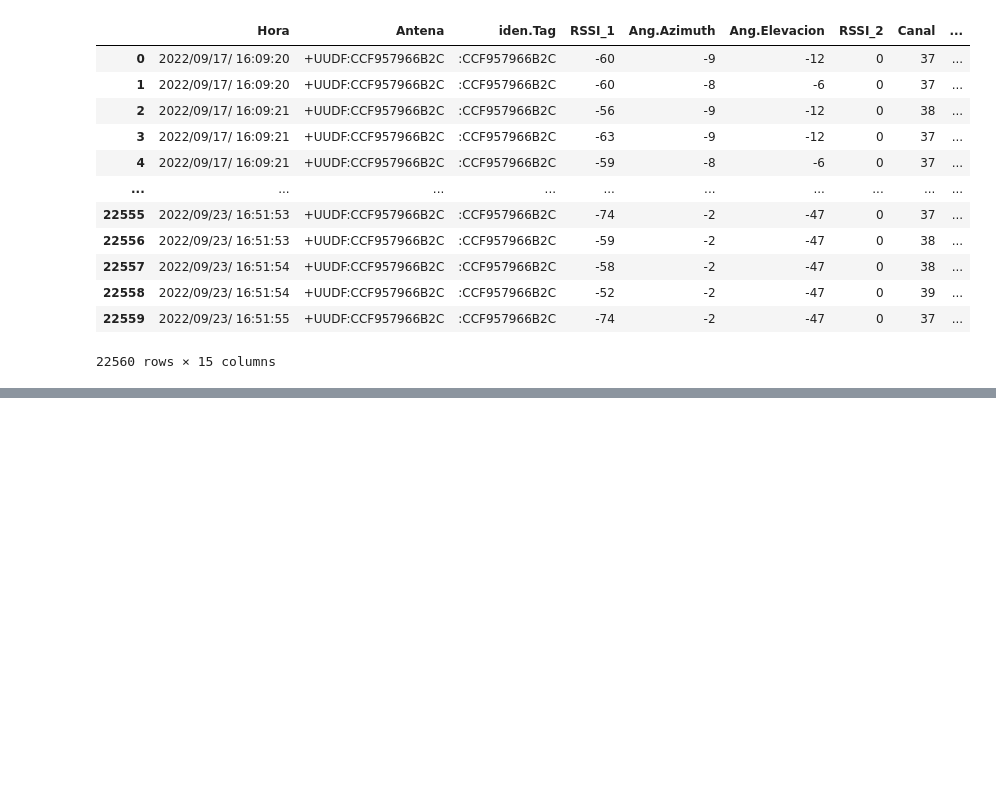
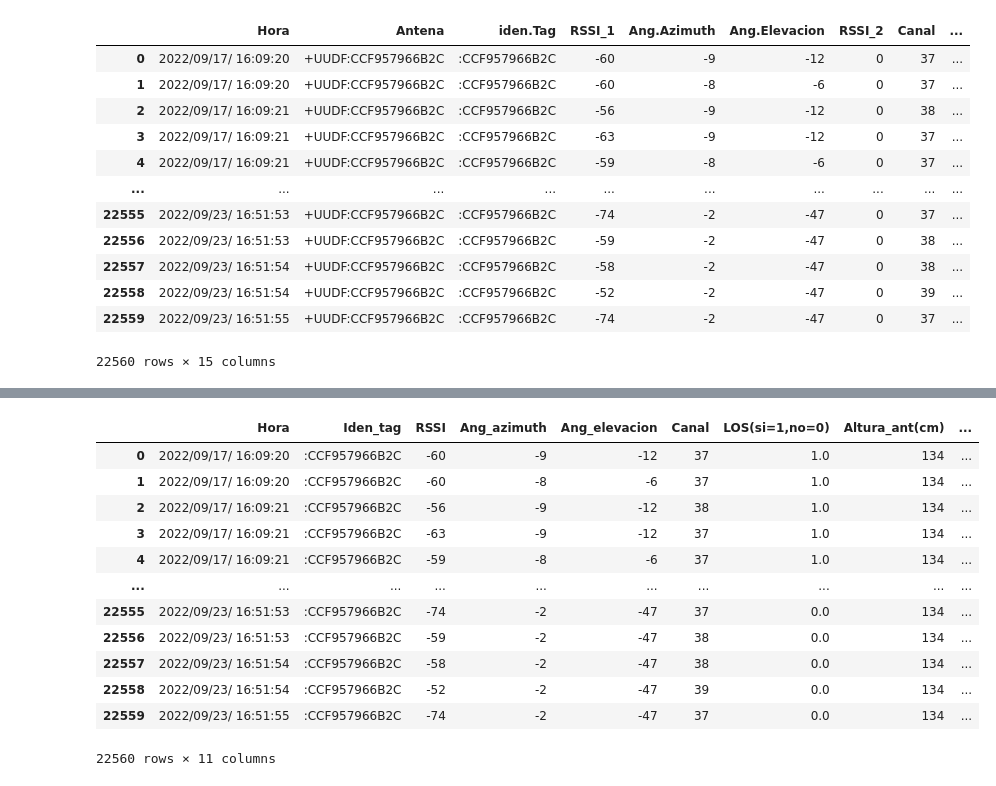
Before and after one commit to JocsanVergara/M_mediciones, a Jupyter notebook: union_csv.ipynb, the cells around one changed output, grey strips where cells are left out. Cells and saved outputs as stored; diff of their text form; code cells hidden in the pictures; blank space fills up the shorter version.

```diff
--- a/union_csv.ipynb
+++ b/union_csv.ipynb
@@ -56,0 +53,14 @@ frame
+# %%
+Columnas = ['Hora', 'Antena', 'iden.Tag', 'RSSI_1', 'Ang.Azimuth', 'Ang.Elevacion',
+       'RSSI_2', 'Canal', 'Linea de visin libre(si=1, no=0)',
+       'altura de la antena, respecto del nivel del suelo',
+       'Distancia entre antena con el tag en cm',
+       'Distancia entre el suelo con el tag en cm',
+       'Existe un error en la medicin', 'Linea de vision libre(si=1, no=0)',
+       'Existe un error en la medicion']
+frame.columns = Columnas
+# %%
+frame = frame.drop(['Antena','RSSI_2','Linea de vision libre(si=1, no=0)'
+            ,'Existe un error en la medicion'], axis = 1)
+#frame.columns = ['Hora','Iden_tag','RSSI','Ang_azimuth','Ang_elevacion','Canal','LOS(si=1,no=0)','Altura_ant(cm)','Distancia_entre_ant_tag(cm)','Altura_tag(cm)','Error_dato_medido']
+frame
@@ -56,0 +81,18 @@ frame
+# %%
+frame.columns = ['Hora','Iden_tag','RSSI','Ang_azimuth','Ang_elevacion','Canal','LOS(si=1,no=0)','Altura_ant(cm)','Distancia_entre_ant_tag(cm)','Altura_tag(cm)','Error_dato_medido']
+# %%
+frame
+# %% [output]
+|  | Hora | Iden_tag | RSSI | Ang_azimuth | Ang_elevacion | Canal | LOS(si=1,no=0) | Altura_ant(cm) | ... |
+| 0 | 2022/09/17/ 16:09:20 | :CCF957966B2C | -60 | -9 | -12 | 37 | 1.0 | 134 | ... |
+| 1 | 2022/09/17/ 16:09:20 | :CCF957966B2C | -60 | -8 | -6 | 37 | 1.0 | 134 | ... |
+| 2 | 2022/09/17/ 16:09:21 | :CCF957966B2C | -56 | -9 | -12 | 38 | 1.0 | 134 | ... |
+| 3 | 2022/09/17/ 16:09:21 | :CCF957966B2C | -63 | -9 | -12 | 37 | 1.0 | 134 | ... |
+| 4 | 2022/09/17/ 16:09:21 | :CCF957966B2C | -59 | -8 | -6 | 37 | 1.0 | 134 | ... |
+| ... | ... | ... | ... | ... | ... | ... | ... | ... | ... |
+| 22555 | 2022/09/23/ 16:51:53 | :CCF957966B2C | -74 | -2 | -47 | 37 | 0.0 | 134 | ... |
+| 22556 | 2022/09/23/ 16:51:53 | :CCF957966B2C | -59 | -2 | -47 | 38 | 0.0 | 134 | ... |
+| 22557 | 2022/09/23/ 16:51:54 | :CCF957966B2C | -58 | -2 | -47 | 38 | 0.0 | 134 | ... |
+| 22558 | 2022/09/23/ 16:51:54 | :CCF957966B2C | -52 | -2 | -47 | 39 | 0.0 | 134 | ... |
+| 22559 | 2022/09/23/ 16:51:55 | :CCF957966B2C | -74 | -2 | -47 | 37 | 0.0 | 134 | ... |
+22560 rows × 11 columns
```
Also changed, not shown: parts of 4 cells of this notebook, 8 other files.
